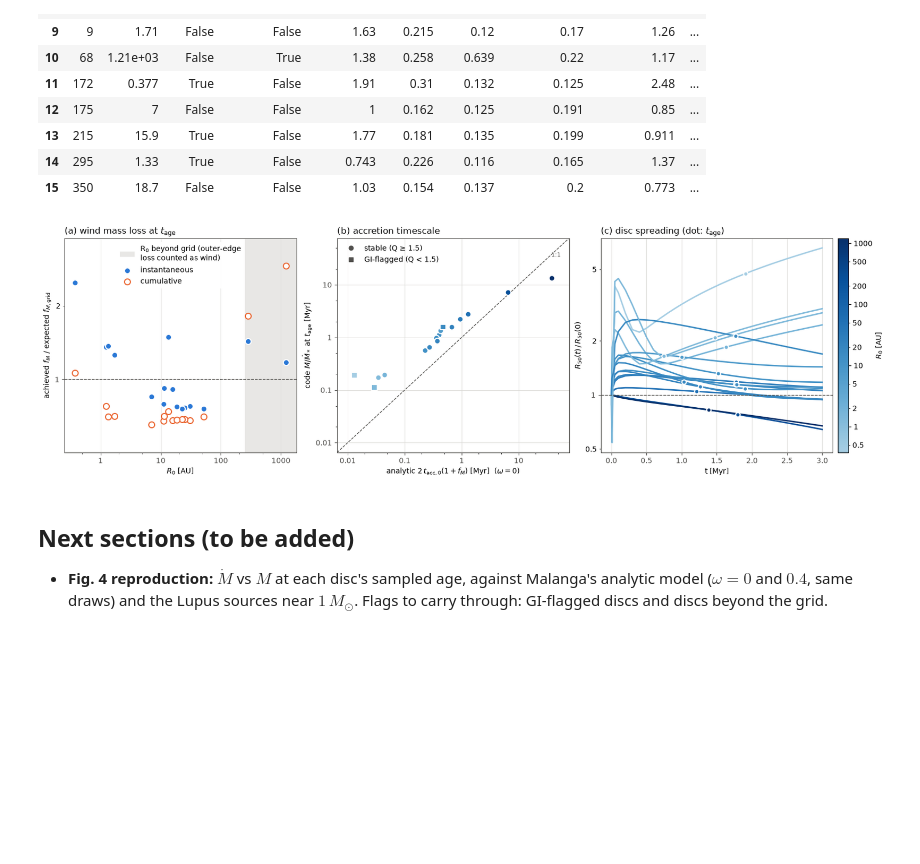
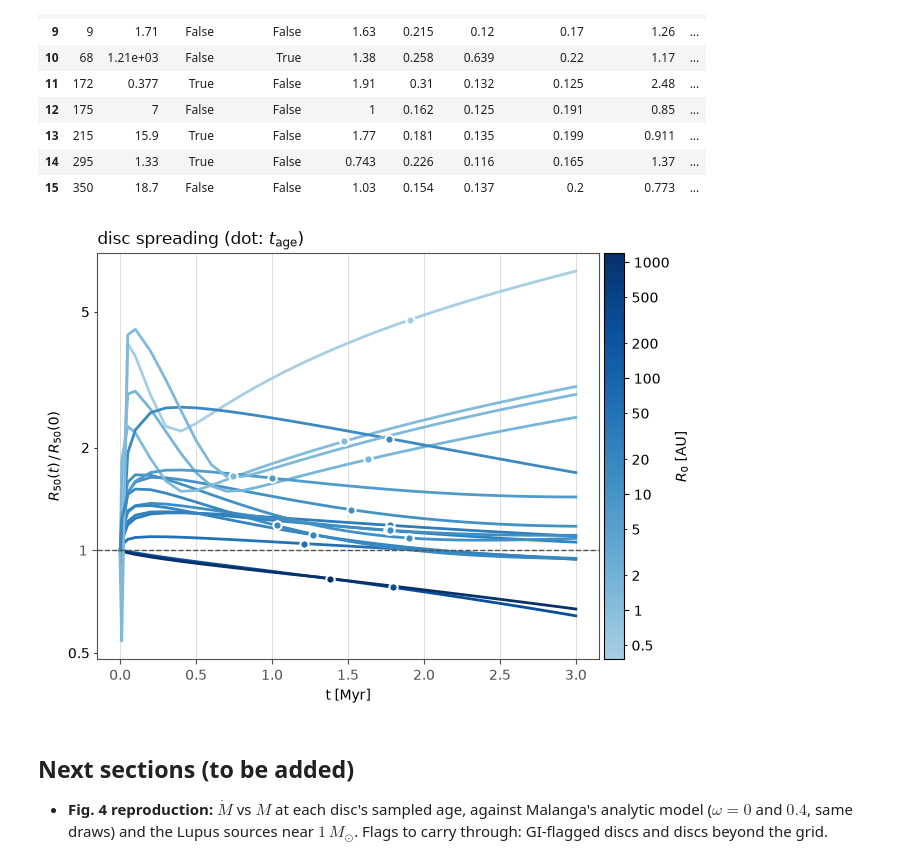
Before and after one commit to imontesd/DiscEvolution, a Jupyter notebook: example/StartHere/notebooks/Hof_malanga_comparison.ipynb, the cells around one changed output. Saved outputs shown, nothing was run; the diff lists cells and outputs as text; code cells hidden in the pictures; blank space fills up the shorter version.

Commit message:
removed uninformative plots

```diff
--- a/example/StartHere/notebooks/Hof_malanga_comparison.ipynb
+++ b/example/StartHere/notebooks/Hof_malanga_comparison.ipynb
@@ -273,93 +273,51 @@ show_table(comparisons)              # helper from cell 1 (no jinja2 needed)
 | 15 | 350 | 18.7 | False | False | 1.03 | 0.154 | 0.137 | 0.2 | 0.773 | ... |
 # %%
 # =====================================================================================
-# 2b. Figure: (a) f_M achieved / expected, (b) M/Mdot code vs analytic, (c) R50 growth
+# 2b. Figure: R50 growth
 # =====================================================================================
 import matplotlib.pyplot as plt
 from matplotlib import colors as mcolors
-from matplotlib.lines import Line2D
 from matplotlib.ticker import FuncFormatter, LogLocator, NullFormatter
-from matplotlib.patches import Patch
 
-C_INST, C_CUM = "#2a78d6", "#eb6834"                  # categorical slots 1-2 (blue, orange)
 INK, MUTED, GRID = "#0b0b0b", "#52514e", "#d9d8d4"    # text / reference lines / grid
 cmap = mcolors.LinearSegmentedColormap.from_list("blues", plt.cm.Blues(np.linspace(0.35, 1.0, 256)))  # one hue, light->dark
 norm = mcolors.LogNorm(vmin=comparisons.R0_au.min(), vmax=comparisons.R0_au.max())
-gi = comparisons.GI_flag.fillna(False).astype(bool).values
-with h5py.File(files[0], "r") as h:
-    R_grid_max = float(h["R"][-1])                                                 # AU, outer grid cell
 
-fig, axes = plt.subplots(1, 3, figsize=(16, 4.8), constrained_layout=True)
-for ax in axes:
-    ax.grid(True, color=GRID, lw=0.6); ax.set_axisbelow(True)
-    for s in ax.spines.values(): s.set_color(MUTED)
-    ax.tick_params(colors=MUTED)
-plain = FuncFormatter(lambda v, _: f"{v:g}")         # plain tick numbers on log axes (no 2x10^1 clutter)
+fig, ax = plt.subplots(figsize=(6.5, 4.8), constrained_layout=True)   # single Axes, not an array
+ax.grid(True, color=GRID, lw=0.6); ax.set_axisbelow(True)
+for s in ax.spines.values(): s.set_color(MUTED)
+ax.tick_params(colors=MUTED)
+
+plain = FuncFormatter(lambda v, _: f"{v:g}")         # plain tick numbers on log axes
 def tidy_log(ax, which="xy"):
-    """Plain tick labels on the log axes of `ax` (call AFTER setting limits): decade labels always;
-    minor ticks at 2 and 5, labelled only when the axis spans < 2 decades (otherwise they crowd)."""
+    """Plain tick labels on log axes (call AFTER limits are set): decades always labelled;
+    minor ticks at 2 and 5, labelled only when the axis spans < 2 decades."""
     for a, lims in ([(ax.xaxis, ax.get_xlim())] if "x" in which else []) + ([(ax.yaxis, ax.get_ylim())] if "y" in which else []):
         a.set_major_formatter(plain)
         a.set_minor_locator(LogLocator(base=10, subs=(2.0, 5.0)))
         a.set_minor_formatter(plain if np.log10(lims[1] / lims[0]) < 2 else NullFormatter())
 
-# (a) f_M achieved / expected vs R0
-ax = axes[0]
-if "fM_inst_ratio" in comparisons:
-    if comparisons.beyond_grid.any():                 # shade only if some disc extends past the grid
-        ax.axvspan(R_grid_max, comparisons.R0_au.max() * 2, color=GRID, alpha=0.6, lw=0,
-                   label="R$_0$ beyond grid (outer-edge\nloss counted as wind)")
-    ax.axhline(1, color=MUTED, ls="--", lw=1)
-    ax.scatter(comparisons.R0_au, comparisons.fM_inst_ratio, s=64, color=C_INST, edgecolor="white", lw=1.5,
-               label="instantaneous", zorder=3)
-    ax.scatter(comparisons.R0_au, comparisons.fM_cum_ratio, s=64, facecolor="white", edgecolor=C_CUM, lw=1.5,
-               label="cumulative", zorder=3)
-    # log y: ratios span ~0.5-3 for normal discs, but beyond-grid discs can reach >>10
-    ax.set_xscale("log"); ax.set_yscale("log")
-    ax.set_xlim(comparisons.R0_au.min() / 1.5, comparisons.R0_au.max() * 1.5)
-    ratios = comparisons[["fM_inst_ratio", "fM_cum_ratio"]].to_numpy(dtype=float)
-    ratios = ratios[np.isfinite(ratios) & (ratios > 0)]
-    ax.set_ylim(min(ratios.min(), 1) / 1.3, max(ratios.max(), 1) * 1.3); tidy_log(ax)
-    ax.set_xlabel(r"$R_0$ [AU]"); ax.set_ylabel(r"achieved $f_M$ / expected $f_{M,\rm grid}$")
-    ax.set_title(r"(a) wind mass loss at $t_{\rm age}$", loc="left", color=INK)
-    # opaque, borderless legend box so reference lines never run through the text
-    ax.legend(loc="best", frameon=True, facecolor="white", edgecolor="none", framealpha=0.95)
-
-# (b) tau code vs analytic
-ax = axes[1]
-if "tau_ratio" in comparisons:
-    lim = [min(comparisons.tau_code_Myr.min(), comparisons.tau_analytic_Myr.min()) / 2,
-           max(comparisons.tau_code_Myr.max(), comparisons.tau_analytic_Myr.max()) * 2]
-    ax.plot(lim, lim, color=MUTED, ls="--", lw=1)
-    ax.text(lim[1] / 1.4, lim[1] / 1.4 / 1.6, "1:1", color=MUTED, fontsize=8, ha="right")
-    for m, sel in [("o", ~gi), ("s", gi)]:
-        ax.scatter(comparisons.tau_analytic_Myr[sel], comparisons.tau_code_Myr[sel], c=comparisons.R0_au[sel],
-                   cmap=cmap, norm=norm, marker=m, s=60, edgecolor="white", lw=1.5, zorder=3)
-    ax.set_xscale("log"); ax.set_yscale("log"); ax.set_xlim(lim); ax.set_ylim(lim); tidy_log(ax)
-    ax.set_xlabel(r"analytic $2\,t_{\rm acc,0}(1+f_M)$ [Myr]  ($\omega = 0$)")
-    ax.set_ylabel(r"code $M/\dot M_*$ at $t_{\rm age}$ [Myr]")
-    ax.set_title(r"(b) accretion timescale", loc="left", color=INK)
-    ax.legend(handles=[Line2D([], [], marker="o", ls="", color=MUTED, label="stable (Q ≥ 1.5)"),
-                       Line2D([], [], marker="s", ls="", color=MUTED, label="GI-flagged (Q < 1.5)")],
-              frameon=False, loc="upper left")
-
-# (c) R50(t) / R50(0)
-ax = axes[2]
+# R50(t) / R50(0)
 for disc_id, (ts, r50s) in r50_tracks.items():
-    R0 = draws.loc[disc_id, "R0_au"]
-    ax.plot(ts, r50s / r50s[0], color=cmap(norm(R0)), lw=2)
+    ts, r50s = np.asarray(ts), np.asarray(r50s)
+    c = cmap(norm(draws.loc[disc_id, "R0_au"]))
+    ax.plot(ts, r50s / r50s[0], color=c, lw=2)
     row = comparisons.loc[comparisons.id == disc_id].iloc[0]
     if np.isfinite(row.get("R50_growth", np.nan)):
-        ax.plot(row.t_age_Myr, row.R50_growth, "o", ms=6, color=cmap(norm(R0)), mec="white", mew=1.5, zorder=3)
+        ax.plot(row.t_age_Myr, row.R50_growth, "o", ms=6, color=c, mec="white", mew=1.5, zorder=3)
+
 ax.axhline(1, color=MUTED, ls="--", lw=1)
-ax.set_yscale("log"); tidy_log(ax, "y"); ax.set_xlabel("t [Myr]"); ax.set_ylabel(r"$R_{50}(t)\,/\,R_{50}(0)$")
-ax.set_title(r"(c) disc spreading (dot: $t_{\rm age}$)", loc="left", color=INK)
-cb = fig.colorbar(plt.cm.ScalarMappable(norm=norm, cmap=cmap), ax=axes[1:], label=r"$R_0$ [AU]", pad=0.01)
-cb.ax.yaxis.set_major_formatter(plain); cb.ax.yaxis.set_minor_locator(LogLocator(base=10, subs=(2.0, 5.0)))
+ax.set_yscale("log"); tidy_log(ax, "y")
+ax.set_xlabel("t [Myr]"); ax.set_ylabel(r"$R_{50}(t)\,/\,R_{50}(0)$")
+ax.set_title(r"disc spreading (dot: $t_{\rm age}$)", loc="left", color=INK)
+
+cb = fig.colorbar(plt.cm.ScalarMappable(norm=norm, cmap=cmap), ax=ax, label=r"$R_0$ [AU]", pad=0.01)
+cb.ax.yaxis.set_major_formatter(plain)
+cb.ax.yaxis.set_minor_locator(LogLocator(base=10, subs=(2.0, 5.0)))
 cb.ax.yaxis.set_minor_formatter(plain)
 plt.show()
 # %% [output]
-[figure, old version]
+[figure, new version]
 # %% [markdown]
 ## Next sections (to be added)
 - **Fig. 4 reproduction:** $\dot M$ vs $M$ at each disc's sampled age, against Malanga's analytic model ($\omega = 0$ and $0.4$, same draws) and the Lupus sources near $1\,M_\odot$. Flags to carry through: GI-flagged discs and discs beyond the grid.
```
